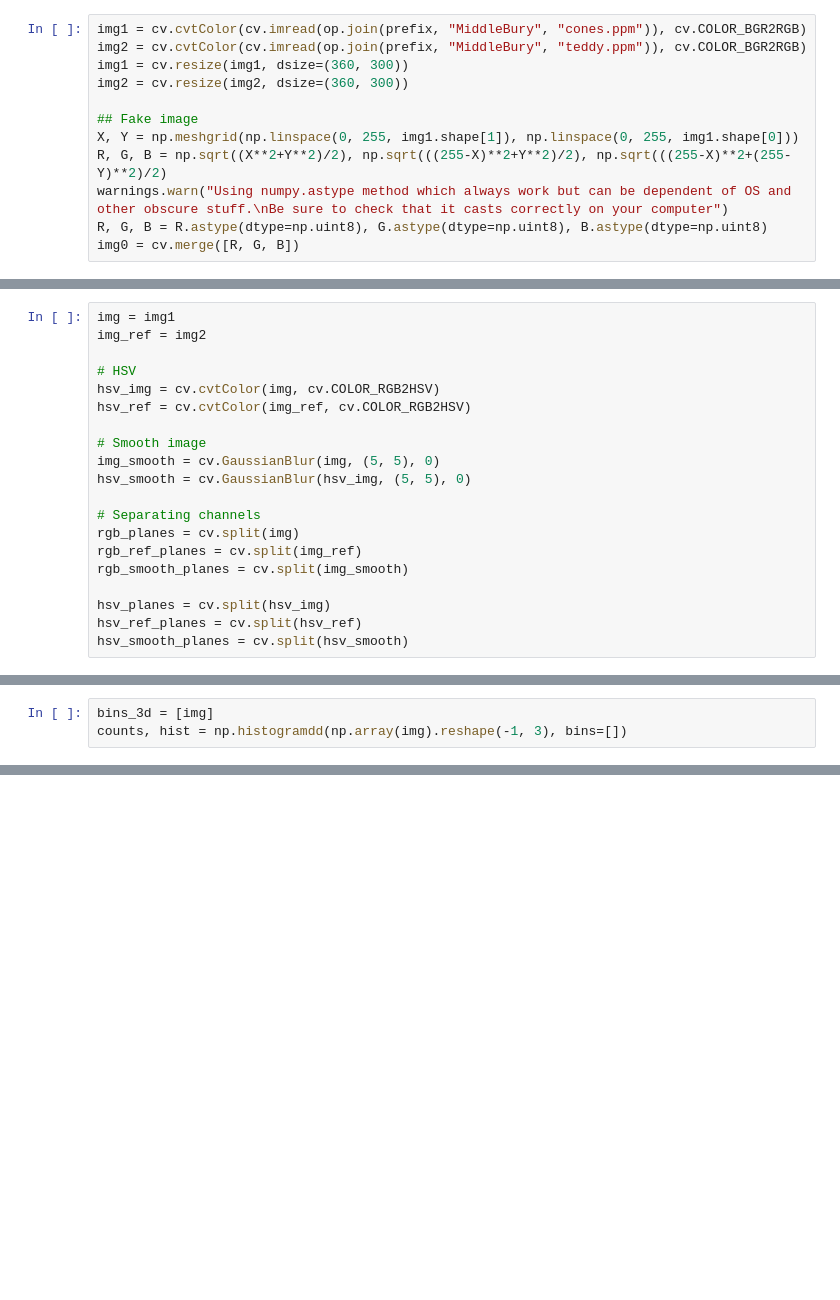
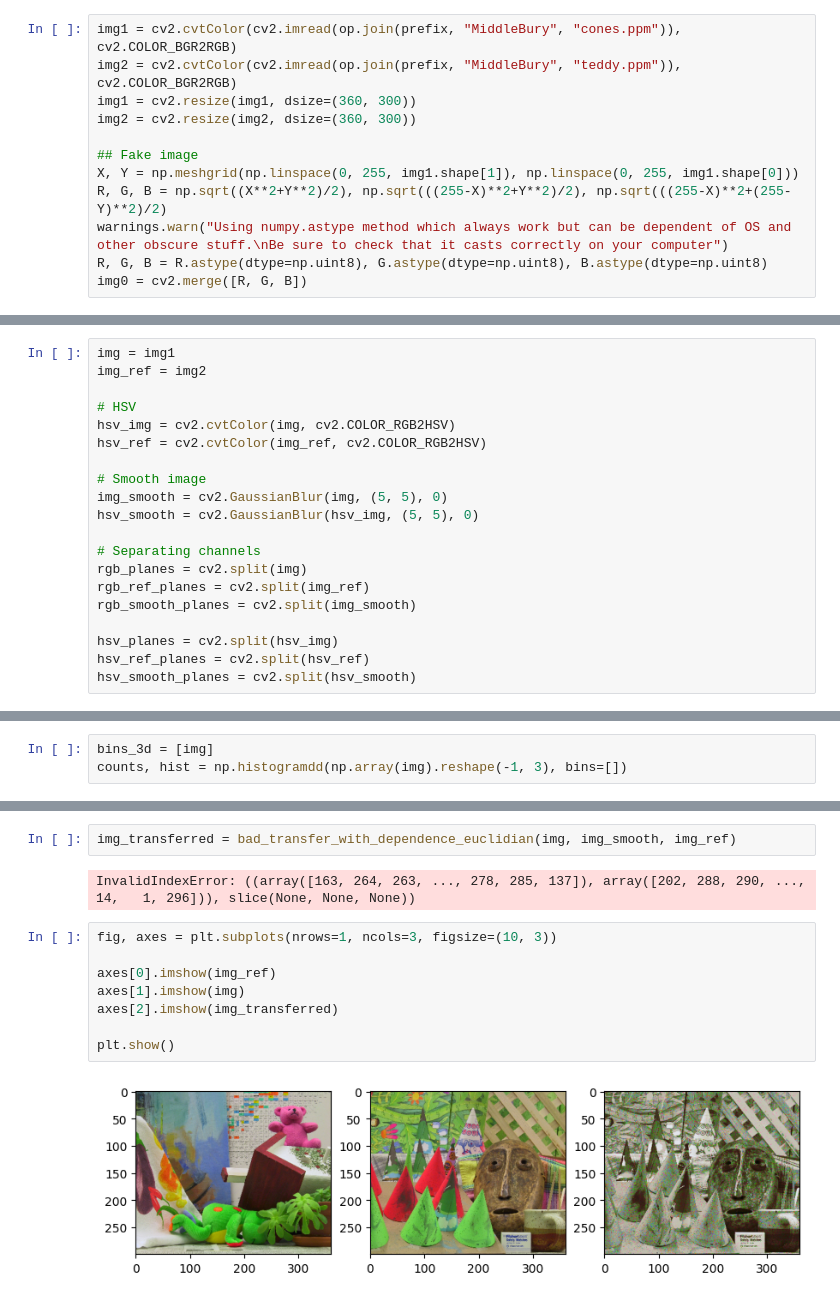
Before and after one commit to Roman-Malinowski/Histogram_transfer, a Jupyter notebook: methods_comparison.ipynb, the cells around one changed output, grey strips where cells are left out. Saved outputs shown, nothing was run; the diff lists cells and outputs as text; blank space fills up the shorter version.

```diff
--- a/methods_comparison.ipynb
+++ b/methods_comparison.ipynb
@@ -15,17 +16,17 @@ prefix = "/Users/roman/Code/Histogram_transfer/data/"
 # %% [markdown]
 # Reading or creating images
 # %%
-img1 = cv.cvtColor(cv.imread(op.join(prefix, "MiddleBury", "cones.ppm")), cv.COLOR_BGR2RGB)
-img2 = cv.cvtColor(cv.imread(op.join(prefix, "MiddleBury", "teddy.ppm")), cv.COLOR_BGR2RGB)
-img1 = cv.resize(img1, dsize=(360, 300))
-img2 = cv.resize(img2, dsize=(360, 300))
+img1 = cv2.cvtColor(cv2.imread(op.join(prefix, "MiddleBury", "cones.ppm")), cv2.COLOR_BGR2RGB)
+img2 = cv2.cvtColor(cv2.imread(op.join(prefix, "MiddleBury", "teddy.ppm")), cv2.COLOR_BGR2RGB)
+img1 = cv2.resize(img1, dsize=(360, 300))
+img2 = cv2.resize(img2, dsize=(360, 300))
 
 ## Fake image
 X, Y = np.meshgrid(np.linspace(0, 255, img1.shape[1]), np.linspace(0, 255, img1.shape[0]))
 R, G, B = np.sqrt((X**2+Y**2)/2), np.sqrt(((255-X)**2+Y**2)/2), np.sqrt(((255-X)**2+(255-Y)**2)/2)
 warnings.warn("Using numpy.astype method which always work but can be dependent of OS and other obscure stuff.\nBe sure to check that it casts correctly on your computer")
 R, G, B = R.astype(dtype=np.uint8), G.astype(dtype=np.uint8), B.astype(dtype=np.uint8)
-img0 = cv.merge([R, G, B])
+img0 = cv2.merge([R, G, B])
 # %% [output]
 Be sure to check that it casts correctly on your computer
   warnings.warn("Using numpy.astype method which always work but can be dependent of OS and other obscure stuff.\nBe sure to check that it casts correctly on your computer")
@@ -36,21 +37,21 @@ img = img1
 img_ref = img2
 
 # HSV
-hsv_img = cv.cvtColor(img, cv.COLOR_RGB2HSV)
-hsv_ref = cv.cvtColor(img_ref, cv.COLOR_RGB2HSV)
+hsv_img = cv2.cvtColor(img, cv2.COLOR_RGB2HSV)
+hsv_ref = cv2.cvtColor(img_ref, cv2.COLOR_RGB2HSV)
 
 # Smooth image
-img_smooth = cv.GaussianBlur(img, (5, 5), 0)
-hsv_smooth = cv.GaussianBlur(hsv_img, (5, 5), 0)
+img_smooth = cv2.GaussianBlur(img, (5, 5), 0)
+hsv_smooth = cv2.GaussianBlur(hsv_img, (5, 5), 0)
 
 # Separating channels
-rgb_planes = cv.split(img)
-rgb_ref_planes = cv.split(img_ref)
-rgb_smooth_planes = cv.split(img_smooth)
+rgb_planes = cv2.split(img)
+rgb_ref_planes = cv2.split(img_ref)
+rgb_smooth_planes = cv2.split(img_smooth)
 
-hsv_planes = cv.split(hsv_img)
-hsv_ref_planes = cv.split(hsv_ref)
-hsv_smooth_planes = cv.split(hsv_smooth)
+hsv_planes = cv2.split(hsv_img)
+hsv_ref_planes = cv2.split(hsv_ref)
+hsv_smooth_planes = cv2.split(hsv_smooth)
 # %%
 fig, axes = plt.subplots(nrows=2, ncols=2, figsize=(15,15))
 axes[0,0].imshow(img)
@@ -230,0 +181,14 @@ array([[1., 0.],
+# %%
+img_transferred = bad_transfer_with_dependence_euclidian(img, img_smooth, img_ref)
+# %% [output]
+InvalidIndexError: ((array([163, 264, 263, ..., 278, 285, 137]), array([202, 288, 290, ...,  14,   1, 296])), slice(None, None, None))
+# %%
+fig, axes = plt.subplots(nrows=1, ncols=3, figsize=(10, 3))
+
+axes[0].imshow(img_ref)
+axes[1].imshow(img)
+axes[2].imshow(img_transferred)
+
+plt.show()
+# %% [output]
+[figure, added]
```
Also changed, not shown: parts of 14 cells of this notebook, 1 other file.
